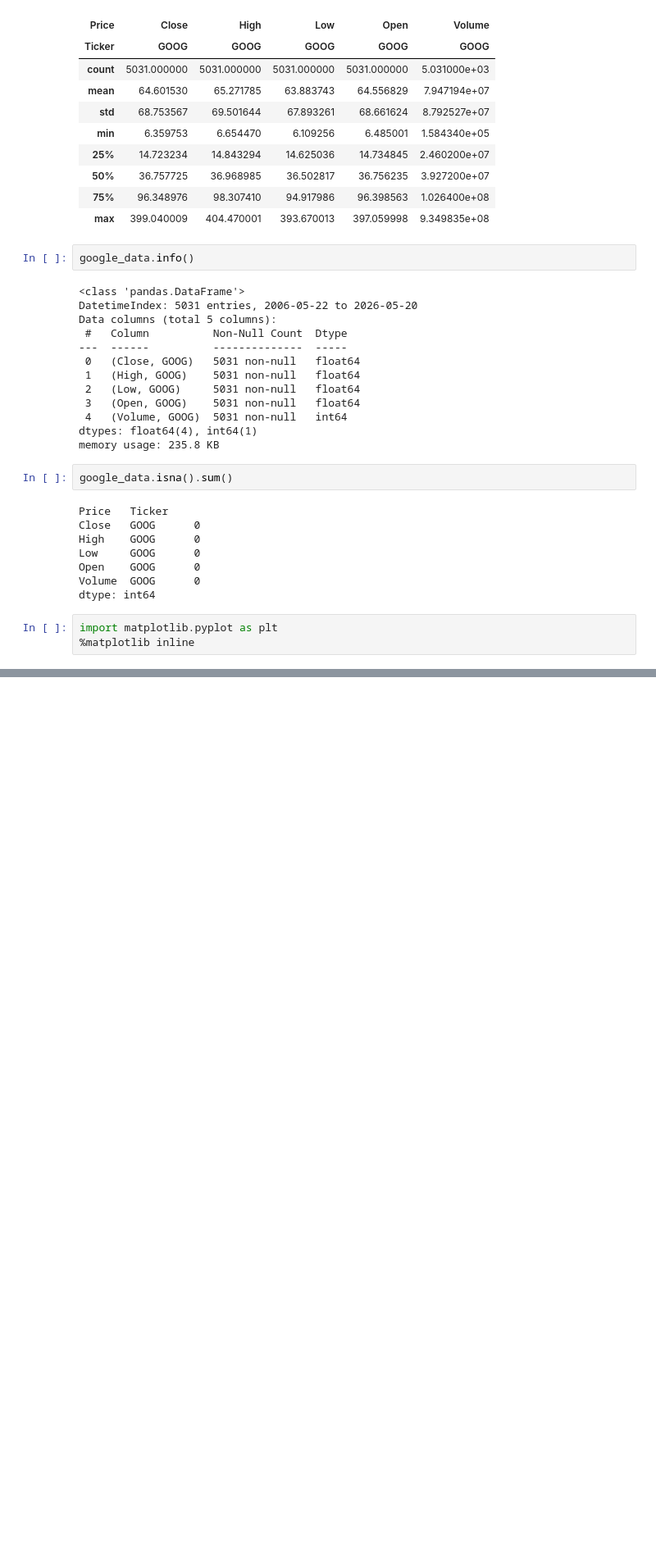
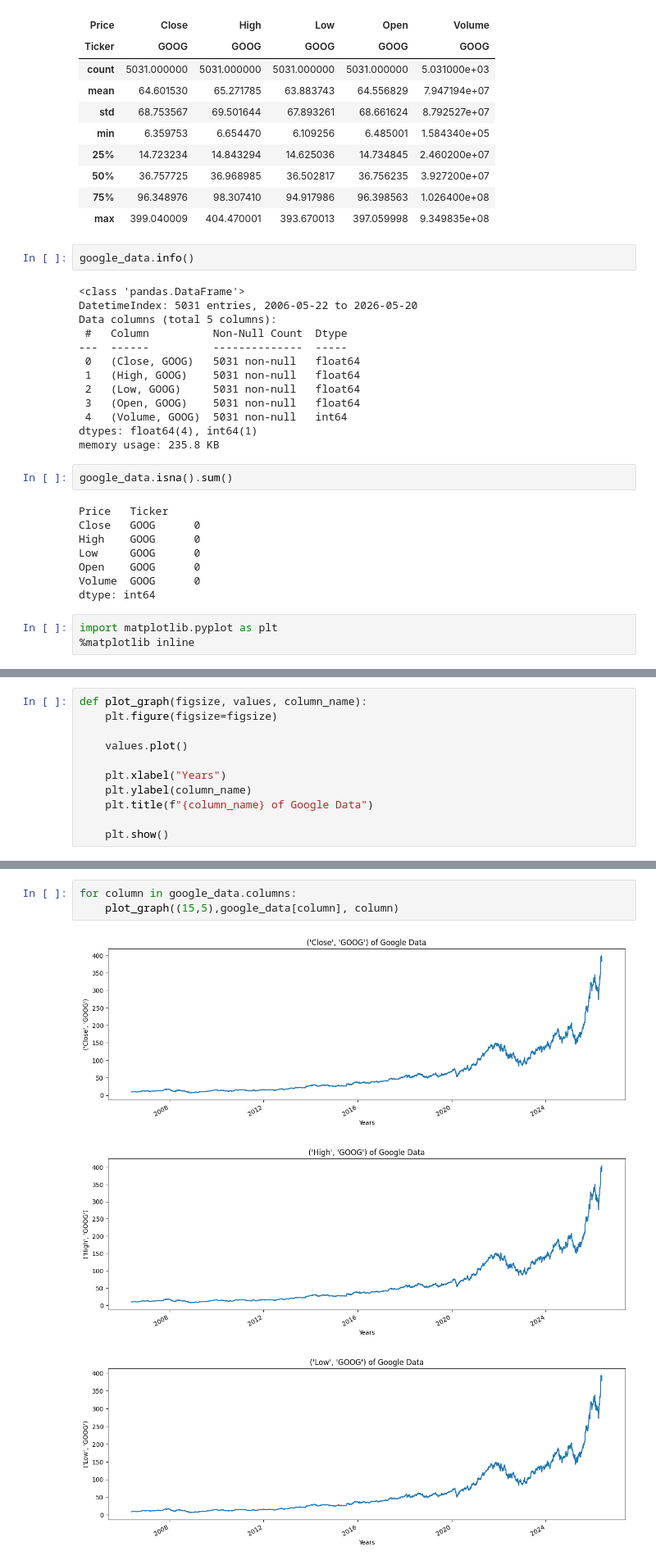
Before and after one commit to kanchana-Tejaswy/stock_market_predection, a Jupyter notebook: stock.ipynb, the cells around one changed output, grey strips where cells are left out. Shown at 82% size. Cells and saved outputs as stored; diff of their text form; blank space fills up the shorter version.

```diff
--- a/stock.ipynb
+++ b/stock.ipynb
@@ -103,0 +116,11 @@ import matplotlib.pyplot as plt
+# %%
+def plot_graph(figsize, values, column_name):
+    plt.figure(figsize=figsize)
+
+    values.plot()
+
+    plt.xlabel("Years")
+    plt.ylabel(column_name)
+    plt.title(f"{column_name} of Google Data")
+
+    plt.show()
@@ -103,0 +136,7 @@ import matplotlib.pyplot as plt
+# %%
+for column in google_data.columns:
+    plot_graph((15,5),google_data[column], column)
+# %% [output]
+[figure, added]
+[figure, added]
+[figure, added]
```
Also changed, not shown: parts of 3 cells of this notebook.
